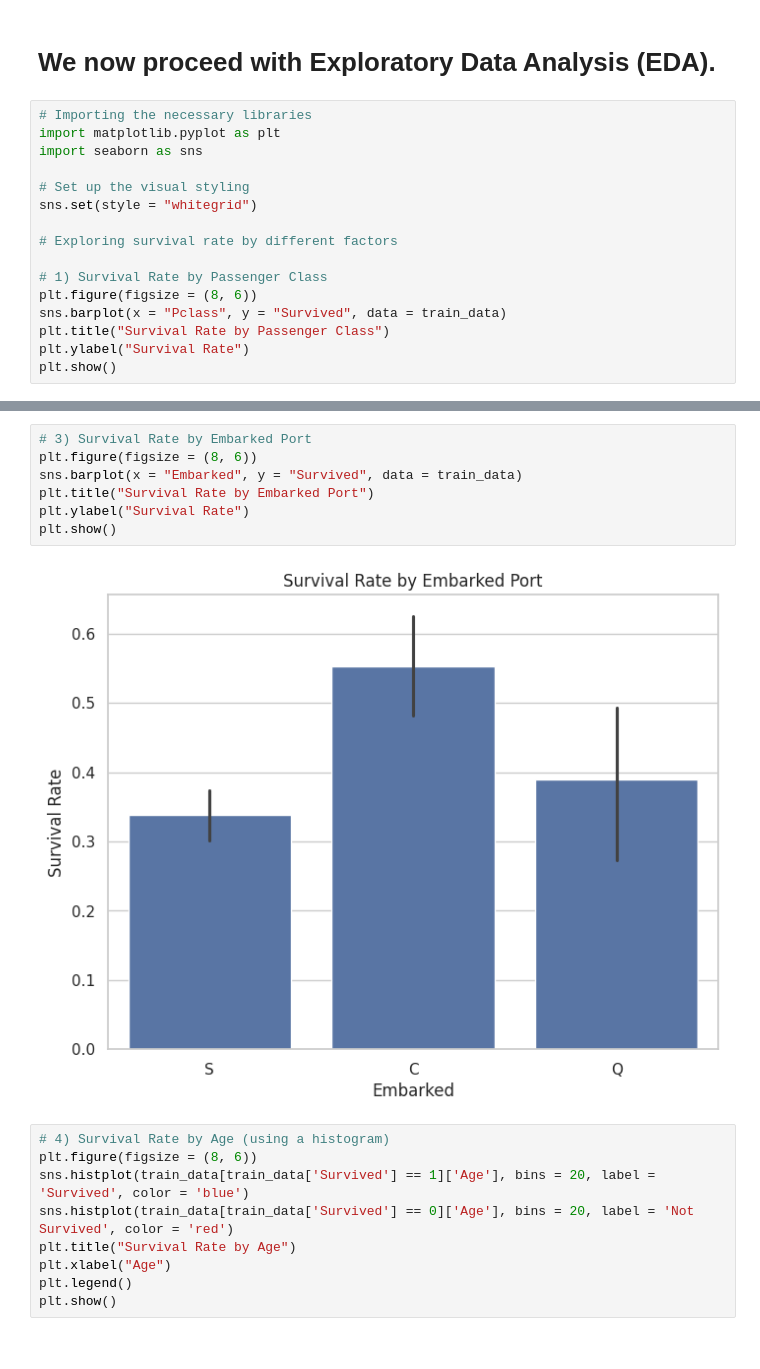
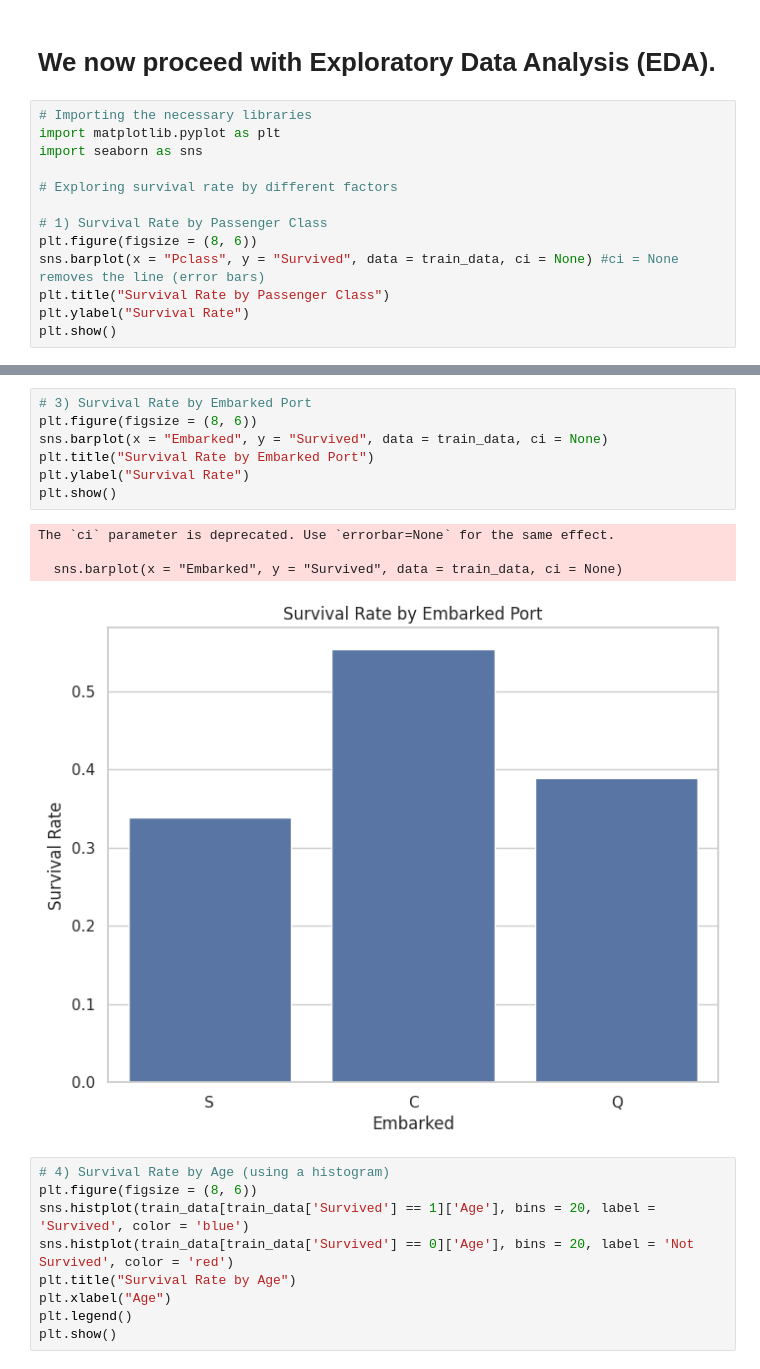
Before and after one commit to Ethan-97/PRODIGY_DS_02, a Jupyter notebook: Task2.ipynb, the cells around one changed output, grey strips where cells are left out. Drawn from its saved outputs; the diff is of its cells as text.

```diff
--- a/Task2.ipynb
+++ b/Task2.ipynb
@@ -160,14 +160,11 @@ Despite 'Cabin' still having missing values, we have created a new column 'HasCa
 import matplotlib.pyplot as plt
 import seaborn as sns
 
-# Set up the visual styling
-sns.set(style = "whitegrid")
-
 # Exploring survival rate by different factors
 
 # 1) Survival Rate by Passenger Class
 plt.figure(figsize = (8, 6))
-sns.barplot(x = "Pclass", y = "Survived", data = train_data)
+sns.barplot(x = "Pclass", y = "Survived", data = train_data, ci = None) #ci = None removes the line (error bars)
 plt.title("Survival Rate by Passenger Class")
 plt.ylabel("Survival Rate")
 plt.show()
@@ -185,12 +188,15 @@ plt.show()
 # %%
 # 3) Survival Rate by Embarked Port
 plt.figure(figsize = (8, 6))
-sns.barplot(x = "Embarked", y = "Survived", data = train_data)
+sns.barplot(x = "Embarked", y = "Survived", data = train_data, ci = None)
 plt.title("Survival Rate by Embarked Port")
 plt.ylabel("Survival Rate")
 plt.show()
 # %% [output]
+The `ci` parameter is deprecated. Use `errorbar=None` for the same effect.
+
+  sns.barplot(x = "Embarked", y = "Survived", data = train_data, ci = None)
-[figure, old version]
+[figure, new version]
 # %%
 # 4) Survival Rate by Age (using a histogram)
 plt.figure(figsize = (8, 6))
```
Also changed, not shown: parts of 9 cells of this notebook.
